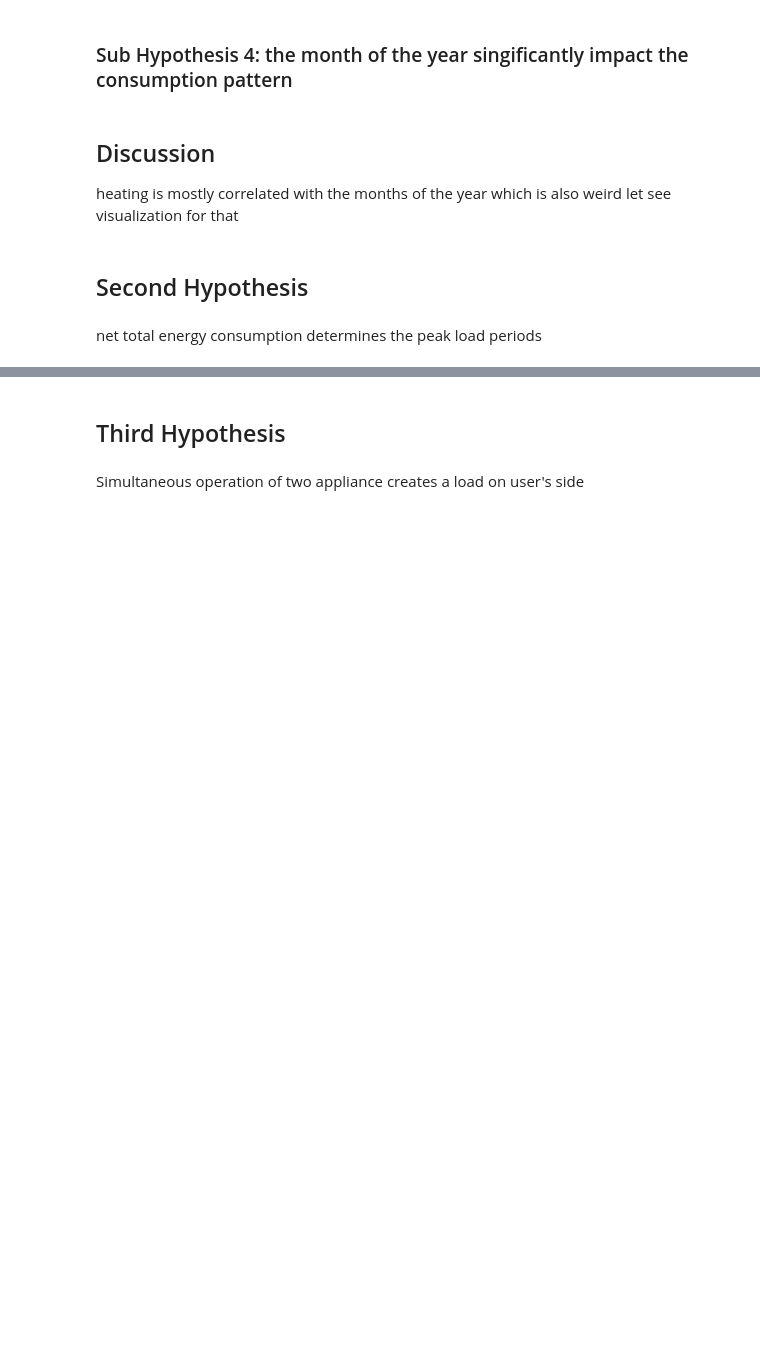
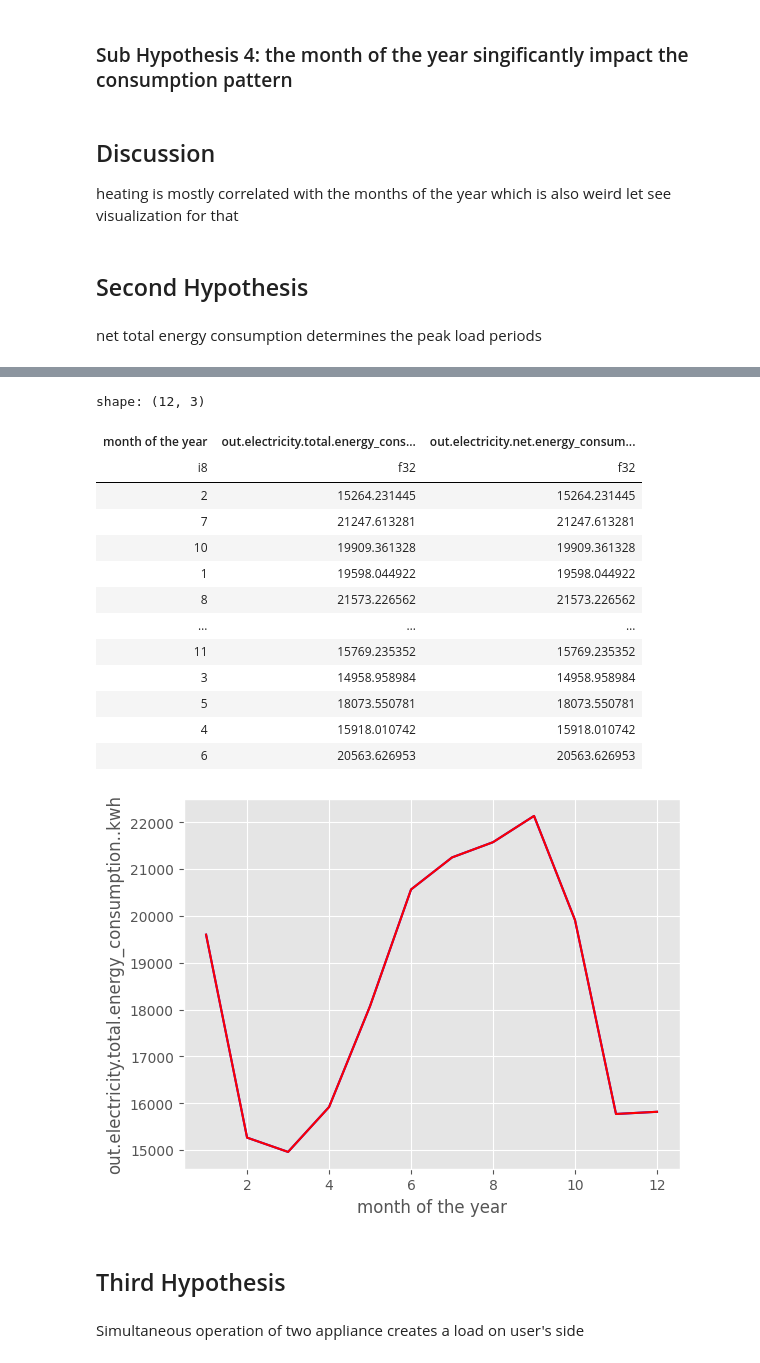
Before and after one commit to 1nuc/load-profile-decomposition, a Jupyter notebook: src/Customer_analysis/run.ipynb, the cells around one changed output, grey strips where cells are left out. Cells and saved outputs as stored; diff of their text form; code cells hidden in the pictures; blank space fills up the shorter version.

```diff
--- a/src/Customer_analysis/run.ipynb
+++ b/src/Customer_analysis/run.ipynb
@@ -54,8 +55,9 @@ df_dictionary.write_csv(output_folder/'data_dictionary.csv')
 # %% [markdown]
 ## Data Reduction
 # %%
-df_hp=data.with_columns(
+df=data.with_columns(
             pl.col('timestamp').dt.weekday().alias('day of the week'),
+            pl.col('in.ashrae_iecc_climate_zone_2004_sub_cz_split').alias('climatezone'),
             pl.col('timestamp').dt.hour().alias('hour of the day'),
             pl.col('timestamp').dt.day().alias('day of the month'),
             pl.col('timestamp').dt.ordinal_day().alias('day of the year'),
@@ -64,4 +66,4 @@ df_hp=data.with_columns(
             pl.col('out.electricity.cooling.energy_consumption..kwh').alias('out.electricity.AC.energy_consumption..kwh'),
             pl.col('timestamp').dt.quarter().alias('quarter')).with_columns(
             pl.when(pl.col('day of the week').is_in([6,7])).then(1).otherwise(0).alias('IsWeekend')
-            ).select(cs.matches('^out.electricity.*|^bldg*|^day*|^hour*|^week*|^month*|^time*|^quarter|^IsWeekend')).collect()
+            ).select(cs.matches('^out.electricity.*|^out.site.*|^bldg*|^day*|^hour*|^week*|^month*|^time*|^quarter|^IsWeekend|^in.*')).collect()
@@ -258,3 +284,25 @@ net total energy consumption determines the peak load periods
+# %%
+peak_df=df.select(pl.col('out.electricity.total.energy_consumption..kwh','out.electricity.net.energy_consumption..kwh','month of the year')
+                 ).group_by('month of the year').agg(pl.all().sum())
+sns.lineplot(data=peak_df, x='month of the year' ,y='out.electricity.total.energy_consumption..kwh', color='b')
+sns.lineplot(data=peak_df, x='month of the year' ,y='out.electricity.net.energy_consumption..kwh', color='r')
+peak_df
+# %% [output]
+shape: (12, 3)
+| month of the year | out.electricity.total.energy_cons... | out.electricity.net.energy_consum... |
+| i8 | f32 | f32 |
+| 2 | 15264.231445 | 15264.231445 |
+| 7 | 21247.613281 | 21247.613281 |
+| 10 | 19909.361328 | 19909.361328 |
+| 1 | 19598.044922 | 19598.044922 |
+| 8 | 21573.226562 | 21573.226562 |
+| … | … | … |
+| 11 | 15769.235352 | 15769.235352 |
+| 3 | 14958.958984 | 14958.958984 |
+| 5 | 18073.550781 | 18073.550781 |
+| 4 | 15918.010742 | 15918.010742 |
+| 6 | 20563.626953 | 20563.626953 |
+[figure, added]
 # %%
 #TODO: visualizing electricity consumption for both loads
 #TODO: applying statistical measurement for both to determine the peak load periods
```
Also changed, not shown: parts of 14 cells of this notebook, 2 other files.
